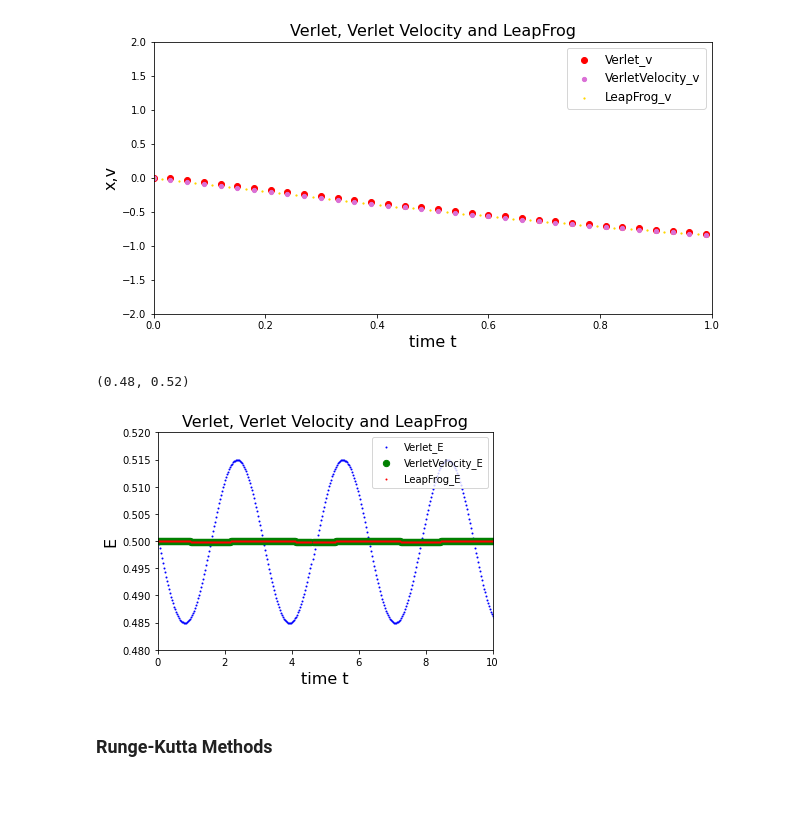
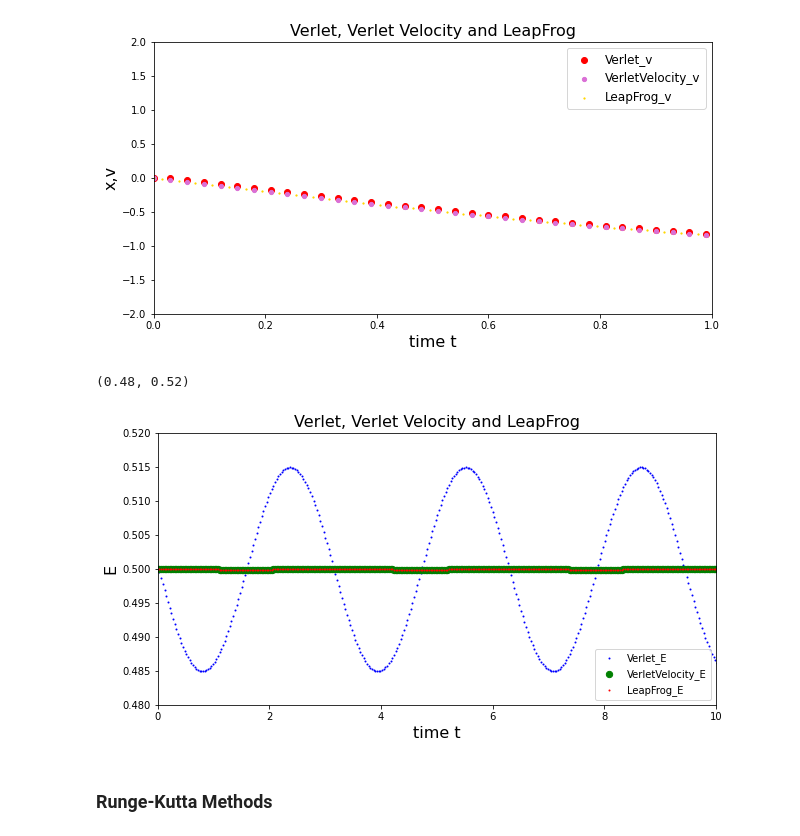
Before and after one commit to hylu666/hku-physics4150, a Jupyter notebook: Solving_Differential_Equations/Differential_Equations_1_Methods.ipynb, the cells around one changed output. Drawn from its saved outputs; the diff is of its cells as text; code cells hidden in the pictures; blank space fills up the shorter version.

```diff
--- a/Solving_Differential_Equations/Differential_Equations_1_Methods.ipynb
+++ b/Solving_Differential_Equations/Differential_Equations_1_Methods.ipynb
@@ -142,18 +142,19 @@ plt.ylim(-2,2)
 [figure]
 # %%
 #Energy plot
+plt.figure(figsize=(10,5))
 plt.scatter(t_v,E_v,color='blue',s=1,label='Verlet_E')
 plt.scatter(t_v,E_vv,color='green',s=40,label='VerletVelocity_E')
 plt.scatter(t_v,E_lf,color='red',s=1,label='LeapFrog_E')
 plt.legend()
 plt.xlabel('time t',size=16)
 plt.ylabel('E',size=16)
 plt.title('Verlet, Verlet Velocity and LeapFrog',size=16)
 plt.xlim(0,10)
 plt.ylim(0.48,0.52)
 # %% [output]
 (0.48, 0.52)
-[figure, old version]
+[figure, new version]
 # %% [markdown]
 ### Runge-Kutta Methods
 # %% [markdown]
```
Also changed, not shown: parts of 3 cells of this notebook.
